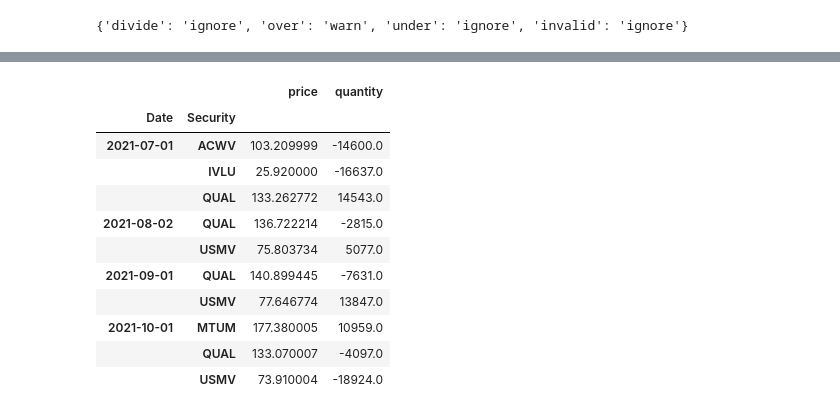
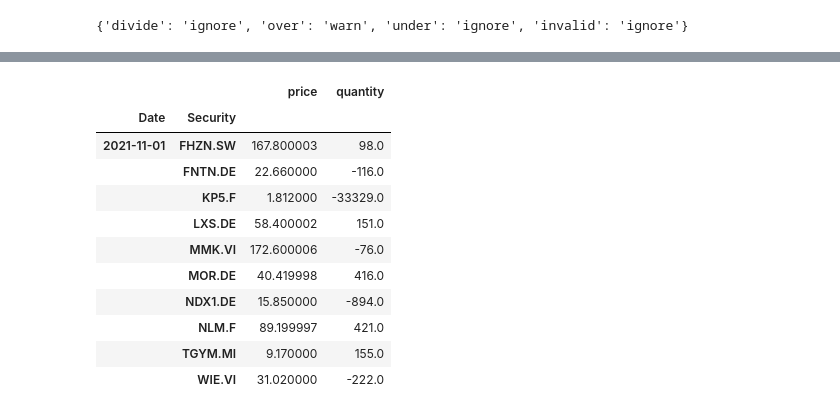
Before and after one commit to kirillstepanovv/Python-for-Finance, a Jupyter notebook: Portfolio Optimization /Optimized FS Invest Portfolio /FS_Invest_Optimization.ipynb, the cells around one changed output, grey strips where cells are left out. Saved outputs shown, nothing was run; the diff lists cells and outputs as text; code cells hidden in the pictures.

```diff
--- a/Portfolio Optimization /Optimized FS Invest Portfolio /FS_Invest_Optimization.ipynb
+++ b/Portfolio Optimization /Optimized FS Invest Portfolio /FS_Invest_Optimization.ipynb
@@ -16,15 +16,14 @@ np.seterr(divide='ignore', invalid='ignore')
 # %% [output]
 {'divide': 'ignore', 'over': 'warn', 'under': 'ignore', 'invalid': 'ignore'}
 # %%
-#main_tickers = ['FNTN.DE', 'NLM.F', 'MMK.VI', 'WIE.VI', 'FHZN.SW', 'KP5.F', 'LXS.DE', 'TGYM.MI', 'NDX1.DE', '39K.F', 'MOR.DE'] # , 'TMV.DE' #Data is imported from yahoo finance in the currency stated there
+main_tickers = ['FNTN.DE', 'NLM.F', 'MMK.VI', 'WIE.VI', 'FHZN.SW', 'KP5.F', 'LXS.DE', 'TGYM.MI', 'NDX1.DE', '39K.F', 'MOR.DE'] # ,'TMV.DE' #Data is imported from yahoo finance in the currency stated there
 #main_tickers = ['VLUE', 'QUAL', 'MTUM', 'SIZE', 'USMV'] #US factor portfolio
 #main_tickers = ['IVLU', 'IMTM', 'IQLT', 'ISZE', 'ACWV'] #International factor portfolio
-main_tickers = ['IVLU', 'IMTM', 'IQLT', 'ISZE', 'ACWV', 'VLUE', 'QUAL', 'MTUM', 'SIZE', 'USMV'] # US + International Factor portfolio
-
-benchmark = ['SPY']
-
-main_benchmark_tickers = ['SPY', 'IVLU', 'IMTM', 'IQLT', 'ISZE', 'ACWV', 'VLUE', 'QUAL', 'MTUM', 'SIZE', 'USMV' ]
-
+#main_tickers = ['IVLU', 'IMTM', 'IQLT', 'ISZE', 'ACWV', 'VLUE', 'QUAL', 'MTUM', 'SIZE', 'USMV'] # US + International Factor portfolio
+benchmark = ['EUMD.L'] # FS Invest portfolio
+#benchmark = ['SPY'] #US Factor portfolio
+#main_benchmark_tickers = ['SPY', 'IVLU', 'IMTM', 'IQLT', 'ISZE', 'ACWV', 'VLUE', 'QUAL', 'MTUM', 'SIZE', 'USMV' ] Factor portfolio
+main_benchmark_tickers = ['EUMD.L', 'FNTN.DE', 'NLM.F', 'MMK.VI', 'WIE.VI', 'FHZN.SW', 'KP5.F', 'LXS.DE', 'TGYM.MI', 'NDX1.DE', '39K.F', 'MOR.DE','TMV.DE'] #FS invest portfolio
 today = dt.date.today()
 start_date_input = today - dt.timedelta(days=365*5) #importing data five years back
 # %%
@@ -144,45 +143,38 @@ class WeighMinVol(Algo):
 # %%
 strategy_meanvar = bt.Strategy('Strategy Maximum Sharpe Ratio', [
                     bt.algos.RunMonthly(run_on_first_date=True, run_on_end_of_period=False),
-                    #bt.algos.RunAfterDate('2020-10-22'),
+                    bt.algos.RunAfterDate('2020-10-22'),
                     bt.algos.SelectHasData(),
                     bt.algos.WeighMeanVar(covar_method='standard'),
                     bt.algos.Rebalance()])
 
 strategy_minvol = bt.Strategy('Strategy Minimum Volatility', [
                     bt.algos.RunMonthly(run_on_first_date=True, run_on_end_of_period=False),
-                    #bt.algos.RunAfterDate('2020-10-22'),
+                    bt.algos.RunAfterDate('2020-10-22'),
                     bt.algos.SelectHasData(),
                     WeighMinVol(covar_method='standard'),
                     bt.algos.Rebalance()])
 
 strategy_1n =  bt.Strategy('Strategy 1/N', [
                     bt.algos.RunMonthly(run_on_first_date=True, run_on_end_of_period=False),
-                    #bt.algos.RunAfterDate('2020-10-22'),
+                    bt.algos.RunAfterDate('2020-10-22'),
                     bt.algos.SelectHasData(),
                     bt.algos.WeighEqually(),
                     bt.algos.Rebalance()])
 
 strategy_invvol =  bt.Strategy('Strategy Inverse Volatility', [
                     bt.algos.RunMonthly(run_on_first_date=True, run_on_end_of_period=False),
-                    #bt.algos.RunAfterDate('2020-10-22'),
+                    bt.algos.RunAfterDate('2020-10-22'),
                     bt.algos.SelectHasData(),
                     bt.algos.WeighInvVol(),
                     bt.algos.Rebalance()])
 
 strategy_erc =  bt.Strategy('Equal Risk Contribution', [
                     bt.algos.RunMonthly(run_on_first_date=True, run_on_end_of_period=False),
-                    #bt.algos.RunAfterDate('2020-10-22'),
+                    bt.algos.RunAfterDate('2020-10-22'),
                     bt.algos.SelectHasData(),
                     bt.algos.WeighERC(covar_method='standard', risk_parity_method='ccd', maximum_iterations = 10000),
                     bt.algos.Rebalance()])
-
-strategy_benchmark =  bt.Strategy('Strategy Benchmark', [
-                    bt.algos.RunYearly(),
-                    #bt.algos.RunAfterDate('2020-10-22'),
-                    bt.algos.SelectHasData(),
-                    bt.algos.WeighEqually(),
-                    bt.algos.Rebalance()])
 # %%
 #Markowitz portfolio
 backtest_meanvar = bt.Backtest(strategy_meanvar, data)
@@ -324,16 +316,16 @@ results
 # %%
-result_meanvar.get_transactions().tail(10)
+result_invvol.get_transactions().tail(10)
 # %% [output]
 |  |  | price | quantity |
 | Date | Security |  |  |
-| 2021-07-01 | ACWV | 103.209999 | -14600.0 |
-|  | IVLU | 25.920000 | -16637.0 |
-|  | QUAL | 133.262772 | 14543.0 |
-| 2021-08-02 | QUAL | 136.722214 | -2815.0 |
-|  | USMV | 75.803734 | 5077.0 |
-| 2021-09-01 | QUAL | 140.899445 | -7631.0 |
-|  | USMV | 77.646774 | 13847.0 |
-| 2021-10-01 | MTUM | 177.380005 | 10959.0 |
-|  | QUAL | 133.070007 | -4097.0 |
-|  | USMV | 73.910004 | -18924.0 |
+| 2021-11-01 | FHZN.SW | 167.800003 | 98.0 |
+|  | FNTN.DE | 22.660000 | -116.0 |
+|  | KP5.F | 1.812000 | -33329.0 |
+|  | LXS.DE | 58.400002 | 151.0 |
+|  | MMK.VI | 172.600006 | -76.0 |
+|  | MOR.DE | 40.419998 | 416.0 |
+|  | NDX1.DE | 15.850000 | -894.0 |
+|  | NLM.F | 89.199997 | 421.0 |
+|  | TGYM.MI | 9.170000 | 155.0 |
+|  | WIE.VI | 31.020000 | -222.0 |
 # %%
```
Also changed, not shown: parts of 7 cells of this notebook.
